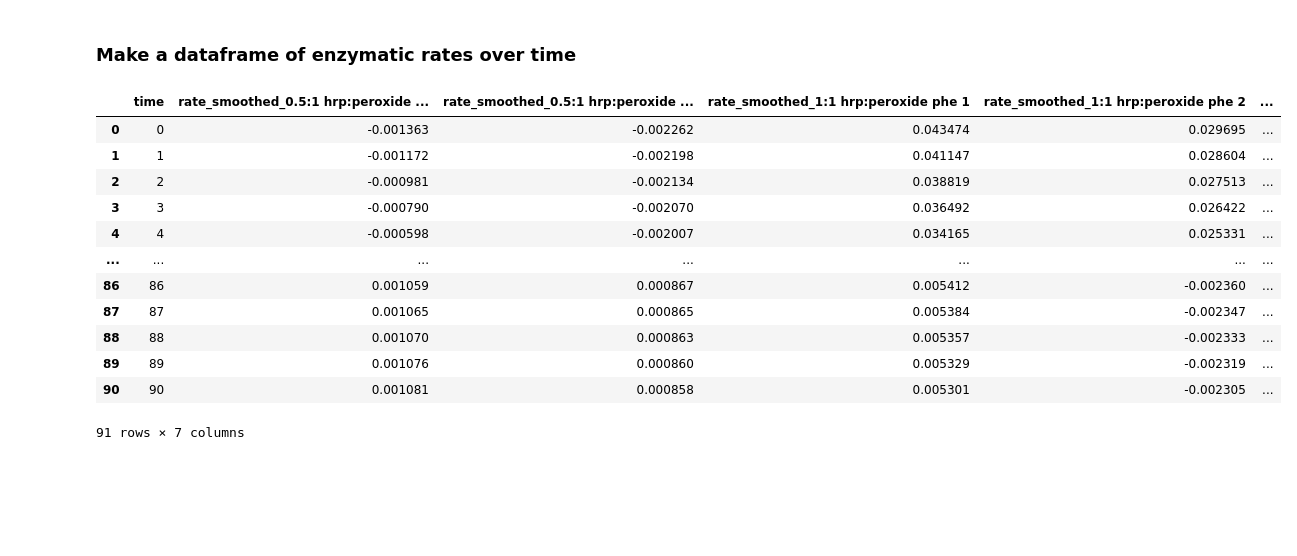
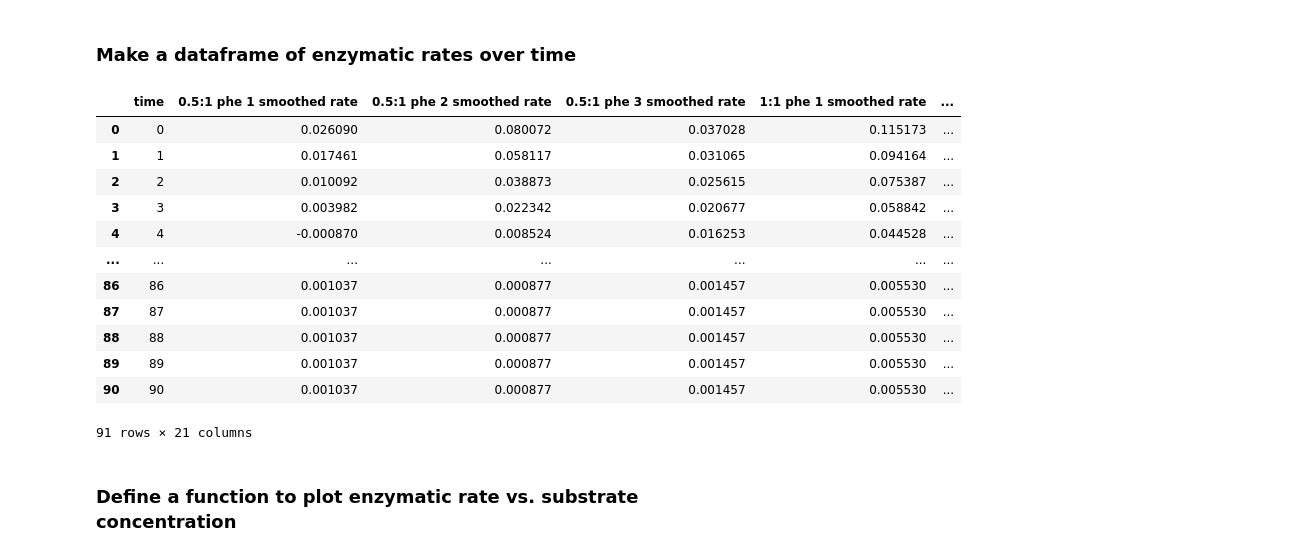
Before and after one commit to UH-MBBE/hrp_modelling, a Jupyter notebook: notebooks/A_mm_fitting.ipynb, the cells around one changed output. Saved outputs shown, nothing was run; the diff lists cells and outputs as text; code cells hidden in the pictures; blank space fills up the shorter version.

```diff
--- a/notebooks/A_mm_fitting.ipynb
+++ b/notebooks/A_mm_fitting.ipynb
@@ -12,7 +18,7 @@ import numpy as np
 # %% [markdown]
 ### Load phenol data
 # %%
-phenol_hrp_to_peroxide_ratio_df = pd.read_csv('../data/phenol_hrp_to_peroxide_ratio.csv')
+peroxide_ratio_df = pd.read_csv('../data/phenol_bpa_hrp_to_peroxide_ratio.csv')
 
-phenol_hrp_to_peroxide_ratio_df
+peroxide_ratio_df
 # %% [output]
@@ -36,12 +43,12 @@ new_time_points = np.arange(0, 91, 1)
 interpolated_df = pd.DataFrame({'time': new_time_points})
 
 # Produce a linear interpolation of each column
-for col in phenol_hrp_to_peroxide_ratio_df.columns[1:]:
+for col in peroxide_ratio_df.columns[1:]:
 
     # first create linear interpolations between measured time points
     interpolation_func = interp1d(
-        phenol_hrp_to_peroxide_ratio_df['time'],
-        phenol_hrp_to_peroxide_ratio_df[col],
+        peroxide_ratio_df['time'],
+        peroxide_ratio_df[col],
         kind='linear',
         fill_value="extrapolate"
     )
@@ -52,12 +59,14 @@ for col in phenol_hrp_to_peroxide_ratio_df.columns[1:]:
 smoothed_df = pd.DataFrame({'time': new_time_points})
 
 # Define the window length and polynomial order
-window_length = 25  # Should be odd and larger for smoother curves
-poly_order = 2
+window_length = 15  # Should be odd and larger for smoother curves
+poly_order = 3
 
 for col in interpolated_df.columns[1:]:
+    first_val = interpolated_df[col].values[0]
+    # smoothed_values = savgol_filter(interpolated_df[col], window_length, poly_order, mode='constant', cval=first_val)
     smoothed_values = savgol_filter(interpolated_df[col], window_length, poly_order)
-    smoothed_df[f'smoothed_{col}'] = smoothed_values
+    smoothed_df[f'{col} smoothed'] = smoothed_values
 
 smoothed_df.head(10)
 # %% [output]
@@ -113,27 +95,27 @@ plt.show()
 # %%
 # start the dataframe with by using the smoothed time column
 rates_df = pd.DataFrame({'time': smoothed_df['time']})
+rates_df_cols = smoothed_df.columns[1:]
 
-# Use Savitzky-Golay filter to calculate the derivative (rate of change) of the phenol concentrations
-window_length = 25  # Adjust as needed
-poly_order = 2
 
-for col in smoothed_df.columns[1:]:
+for col in rates_df_cols:
     rate_values = savgol_filter(smoothed_df[col], window_length, poly_order, deriv=1)
-    rates_df[f'rate_{col}'] = -1 * rate_values
+    rates_df[f'{col} rate'] = -1 * rate_values
 
 rates_df
 # %% [output]
-|  | time | rate_smoothed_0.5:1 hrp:peroxide ... | rate_smoothed_0.5:1 hrp:peroxide ... | rate_smoothed_1:1 hrp:peroxide phe 1 | rate_smoothed_1:1 hrp:peroxide phe 2 | ... |
-| 0 | 0 | -0.001363 | -0.002262 | 0.043474 | 0.029695 | ... |
-| 1 | 1 | -0.001172 | -0.002198 | 0.041147 | 0.028604 | ... |
-| 2 | 2 | -0.000981 | -0.002134 | 0.038819 | 0.027513 | ... |
-| 3 | 3 | -0.000790 | -0.002070 | 0.036492 | 0.026422 | ... |
-| 4 | 4 | -0.000598 | -0.002007 | 0.034165 | 0.025331 | ... |
+|  | time | 0.5:1 phe 1 smoothed rate | 0.5:1 phe 2 smoothed rate | 0.5:1 phe 3 smoothed rate | 1:1 phe 1 smoothed rate | ... |
+| 0 | 0 | 0.026090 | 0.080072 | 0.037028 | 0.115173 | ... |
+| 1 | 1 | 0.017461 | 0.058117 | 0.031065 | 0.094164 | ... |
+| 2 | 2 | 0.010092 | 0.038873 | 0.025615 | 0.075387 | ... |
+| 3 | 3 | 0.003982 | 0.022342 | 0.020677 | 0.058842 | ... |
+| 4 | 4 | -0.000870 | 0.008524 | 0.016253 | 0.044528 | ... |
 | ... | ... | ... | ... | ... | ... | ... |
-| 86 | 86 | 0.001059 | 0.000867 | 0.005412 | -0.002360 | ... |
-| 87 | 87 | 0.001065 | 0.000865 | 0.005384 | -0.002347 | ... |
-| 88 | 88 | 0.001070 | 0.000863 | 0.005357 | -0.002333 | ... |
-| 89 | 89 | 0.001076 | 0.000860 | 0.005329 | -0.002319 | ... |
-| 90 | 90 | 0.001081 | 0.000858 | 0.005301 | -0.002305 | ... |
+| 86 | 86 | 0.001037 | 0.000877 | 0.001457 | 0.005530 | ... |
+| 87 | 87 | 0.001037 | 0.000877 | 0.001457 | 0.005530 | ... |
+| 88 | 88 | 0.001037 | 0.000877 | 0.001457 | 0.005530 | ... |
+| 89 | 89 | 0.001037 | 0.000877 | 0.001457 | 0.005530 | ... |
+| 90 | 90 | 0.001037 | 0.000877 | 0.001457 | 0.005530 | ... |
-91 rows × 7 columns
+91 rows × 21 columns
+# %% [markdown]
+### Define a function to plot enzymatic rate vs. substrate concentration
```
Also changed, not shown: parts of 19 cells of this notebook, 4 other files.
